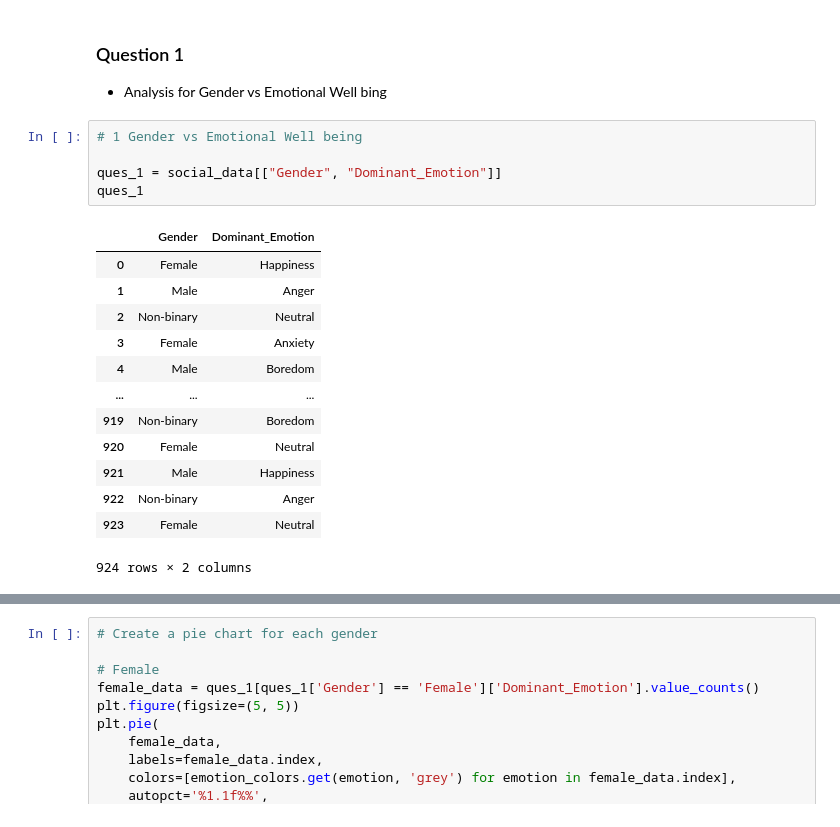
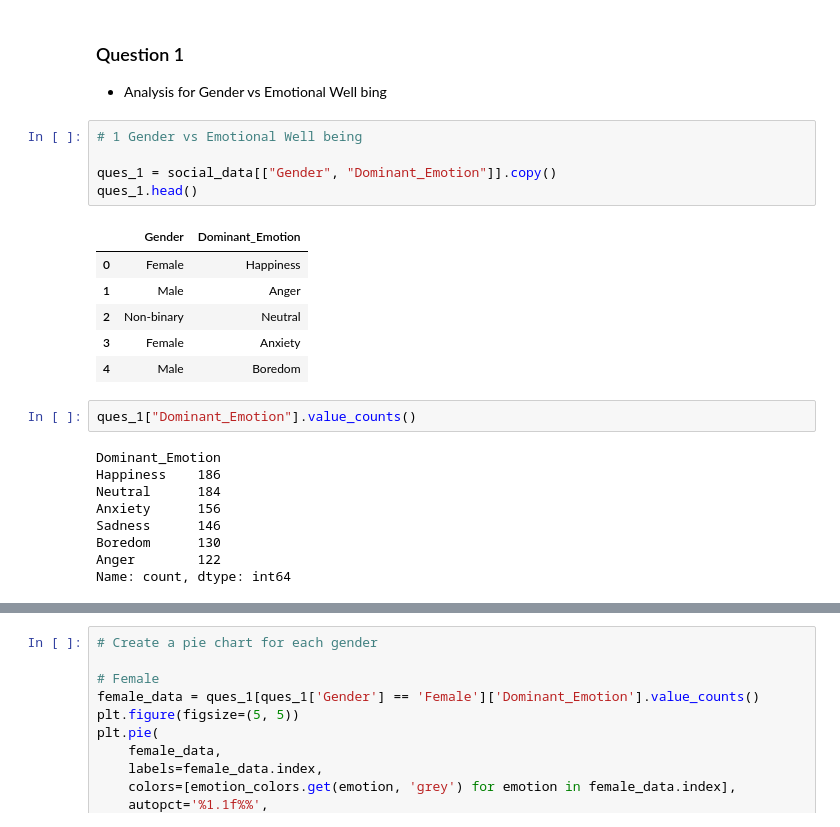
Before and after one commit to cindyd97/Analyzing-Social-Media-And-Emotions, a Jupyter notebook: Jennifer's_work/analysis.ipynb, the cells around one changed output, grey strips where cells are left out. Drawn from its saved outputs; the diff is of its cells as text.

```diff
--- a/Jennifer's_work/analysis.ipynb
+++ b/Jennifer's_work/analysis.ipynb
@@ -32,19 +32,23 @@ emotion_colors = {
 # %%
 # 1 Gender vs Emotional Well being
 
-ques_1 = social_data[["Gender", "Dominant_Emotion"]]
-ques_1
+ques_1 = social_data[["Gender", "Dominant_Emotion"]].copy()
+ques_1.head()
 # %% [output]
 |  | Gender | Dominant_Emotion |
 | 0 | Female | Happiness |
 | 1 | Male | Anger |
 | 2 | Non-binary | Neutral |
 | 3 | Female | Anxiety |
 | 4 | Male | Boredom |
-| ... | ... | ... |
-| 919 | Non-binary | Boredom |
-| 920 | Female | Neutral |
-| 921 | Male | Happiness |
-| 922 | Non-binary | Anger |
-| 923 | Female | Neutral |
-924 rows × 2 columns
+# %%
+ques_1["Dominant_Emotion"].value_counts()
+# %% [output]
+Dominant_Emotion
+Happiness    186
+Neutral      184
+Anxiety      156
+Sadness      146
+Boredom      130
+Anger        122
+Name: count, dtype: int64
```
Also changed, not shown: parts of 9 cells of this notebook, 7 other files.
